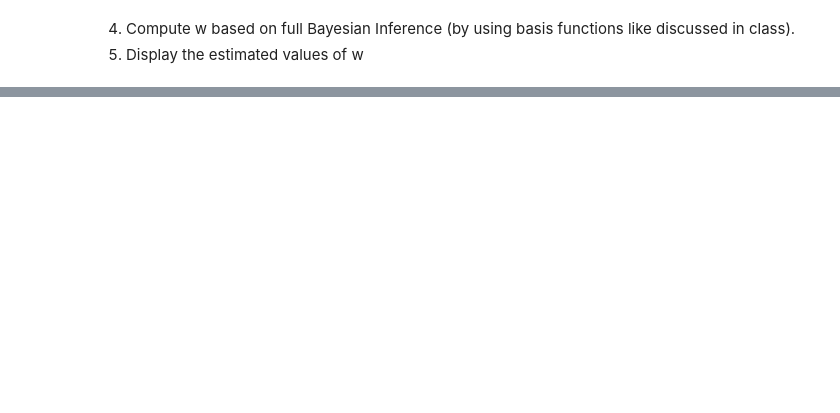
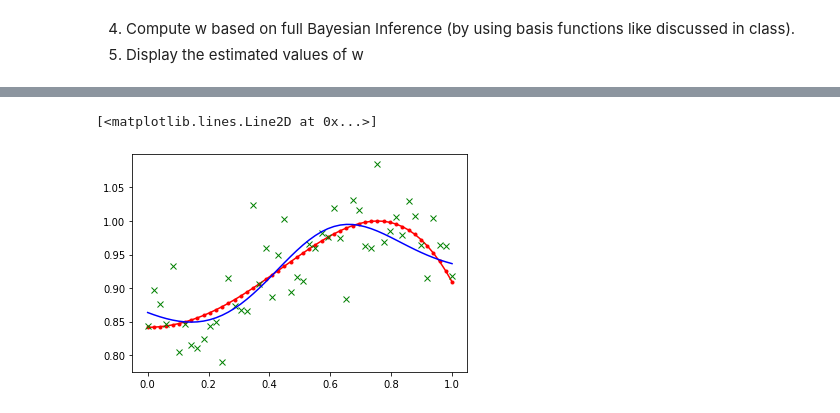
Before and after one commit to kvelon/ysc4216, a Jupyter notebook: assignments/Assignment 3 - Full Bayesian Inference.ipynb, the cells around one changed output, grey strips where cells are left out. Drawn from its saved outputs; the diff is of its cells as text; code cells hidden in the pictures; blank space fills up the shorter version.

```diff
--- a/assignments/Assignment 3 - Full Bayesian Inference.ipynb
+++ b/assignments/Assignment 3 - Full Bayesian Inference.ipynb
@@ -35,3 +46,21 @@ y_noise = add_noise(y_act, .05)
 # %% [markdown]
 4. Compute w based on full Bayesian Inference (by using basis functions like discussed in class).
 5. Display the estimated values of w
+# %%
+def gaussian_basis(x, miu, sigma):
+        return np.exp(-np.power(x-miu, 2) / (2*np.power(sigma, 2)))
+# %%
+def full_bayesian(x_act, y_noise, M, s, basis_function, alpha=1, beta=1):
+
+    phi = np.matrix([[1] + [basis_function(x, n*s, s) for n in range(M-1)]
+                     for x in x_act])
+
+    s_n = linalg.inv(np.diag([alpha for x in range(M)]) + beta*phi.T*phi)
+
+    m_n = s_n * beta * phi.T * np.matrix(y_noise).T
+
+    y_pred = phi*m_n
+
+    return m_n, y_est
+# %%
+w, y_est = full_bayesian(x_act, y_noise, 5, 0.2, gaussian_basis, 0.2, 1)
@@ -37,0 +75,10 @@ y_noise = add_noise(y_act, .05)
+# %%
+fig = plt.figure()
+ax = fig.add_subplot(111)
+
+ax.plot(x_act, y_act, '-ro', markersize=3, label='Original curve')
+ax.plot(x_act, y_noise, '-gx', linestyle='none', label='Noisy data')
+ax.plot(x_act, y_est, 'b', label='Predicted curve')
+# %% [output]
+[<matplotlib.lines.Line2D at 0x...>]
+[figure, added]
```
Also changed, not shown: parts of 4 cells of this notebook.
